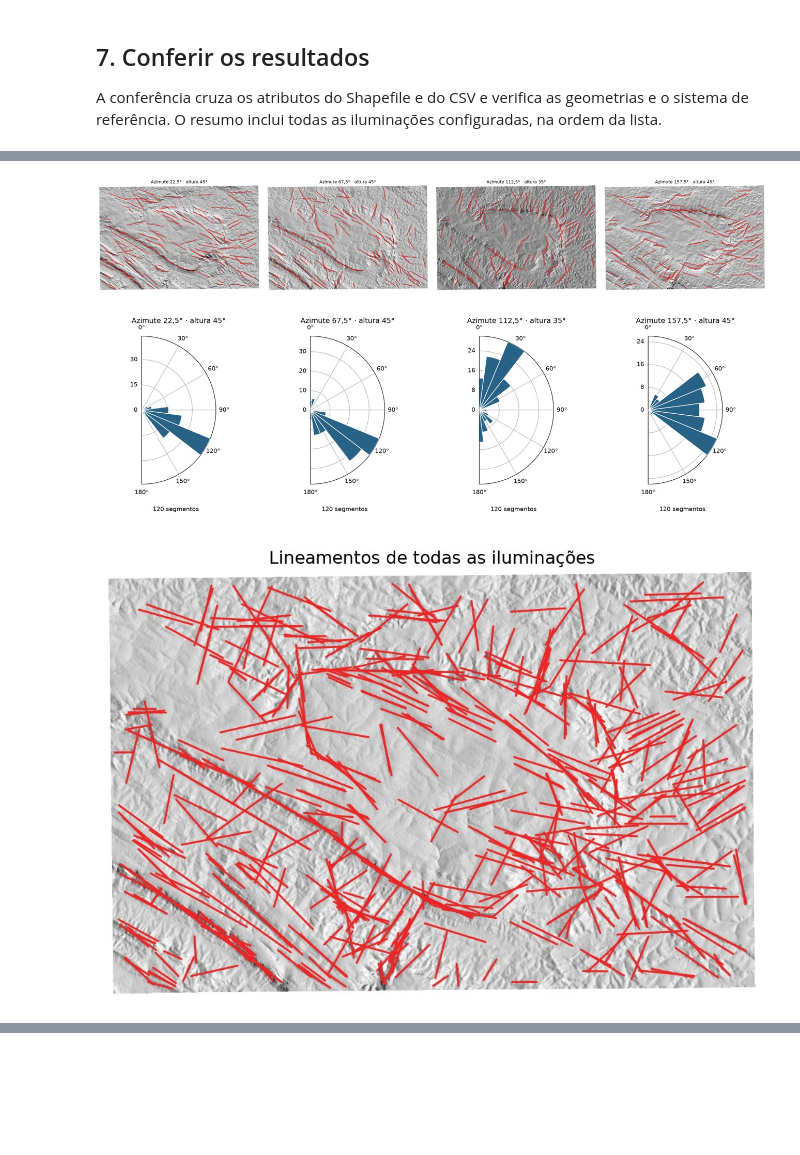
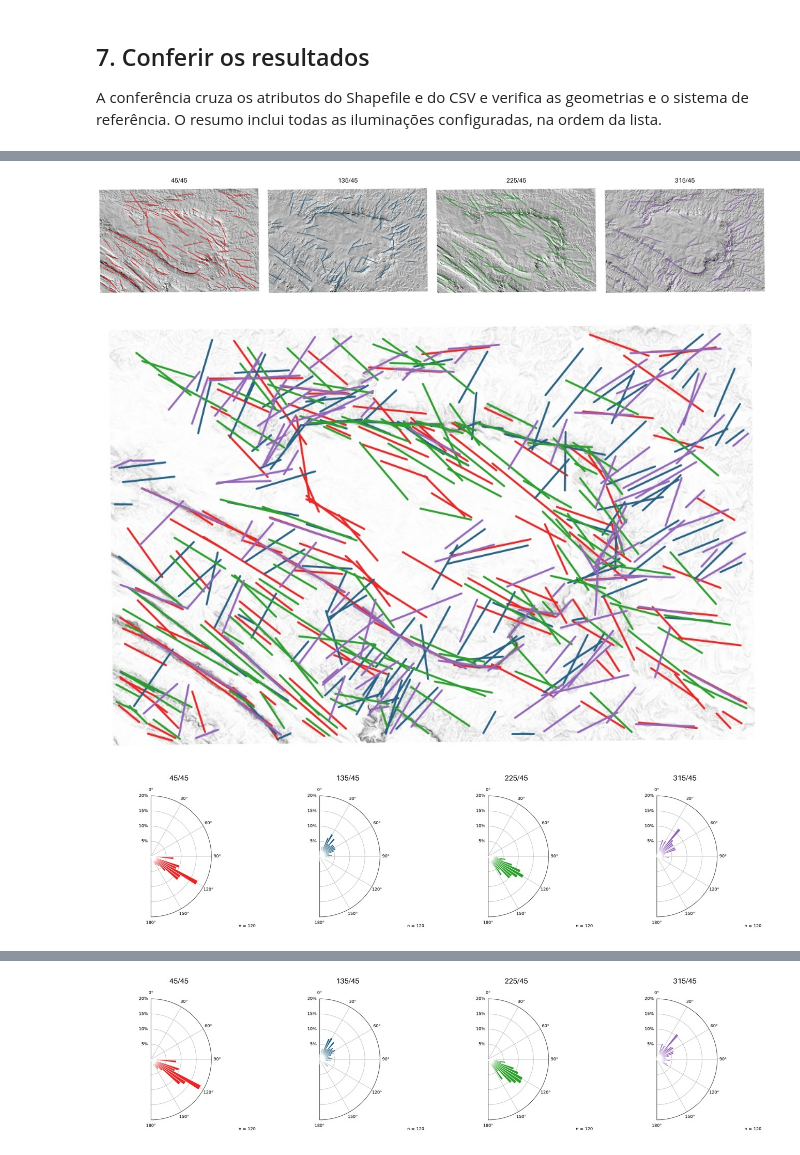
Before and after one commit to marquesbarros/linextraction, a Jupyter notebook: Extracao_de_lineamentos_SRTM.ipynb, the cells around one changed output, grey strips where cells are left out. Drawn from its saved outputs; the diff is of its cells as text; code cells hidden in the pictures; blank space fills up the shorter version.

Commit message:
feat: publicar notebooks bilíngues e gráficos com classes de 5 graus

```diff
--- a/Extracao_de_lineamentos_SRTM.ipynb
+++ b/Extracao_de_lineamentos_SRTM.ipynb
@@ -69,10 +70,10 @@ CANTO_2 = (-20.11, -46.31)
 
 # Um hillshade por par (azimute, elevação do Sol), em graus.
 ILUMINACOES = [
-    (22.5, 45),
-    (67.5, 45),
-    (112.5, 35),
-    (157.5, 45),
+    (45, 45),
+    (135, 45),
+    (225, 45),
+    (315, 45),
 ]
 
 COMPRIMENTO_MINIMO_M = 600.0
@@ -744,5 +819,5 @@ As figuras combinadas preservam os traçados de cada iluminação. Uma feição
 # %%
-def montar_painel(caminhos, destino):
+def montar_painel(caminhos, rotulos, destino):
     """Organize the images in input order with up to four columns."""
     tamanhos = []
     for caminho in caminhos:
@@ -754,59 +829,78 @@ def montar_painel(caminhos, destino):
     n_colunas = min(4, len(caminhos))
     n_linhas = math.ceil(len(caminhos) / n_colunas)
     margem = 12
+    faixa_rotulo = 48
+    altura_quadro = altura + faixa_rotulo
+    fonte = ImageFont.load_default(size=36)
     with Image.new("RGB", (
         largura * n_colunas + margem * (n_colunas - 1),
-        altura * n_linhas + margem * (n_linhas - 1),
+        altura_quadro * n_linhas + margem * (n_linhas - 1),
     ), "white") as painel:
-        for i, caminho in enumerate(caminhos):
+        desenho = ImageDraw.Draw(painel)
+        for i, (caminho, rotulo) in enumerate(zip(caminhos, rotulos, strict=True)):
             linha, coluna = divmod(i, n_colunas)
+            esquerda = coluna * (largura + margem)
+            topo = linha * (altura_quadro + margem)
+            desenho.text((esquerda + largura // 2, topo + margem // 2), rotulo,
+                         fill="black", font=fonte, anchor="mt")
             with Image.open(caminho) as imagem:
-                x = coluna * (largura + margem) + (largura - imagem.width) // 2
-                y = linha * (altura + margem) + (altura - imagem.height) // 2
+                x = esquerda + (largura - imagem.width) // 2
+                y = topo + faixa_rotulo + (altura - imagem.height) // 2
                 painel.paste(imagem.convert("RGB"), (x, y))
         painel.save(destino)
 
 
 def mostrar_figura(caminho, largura):
     """Embed a preview while keeping the exported PNG at full resolution."""
     with Image.open(caminho) as imagem, BytesIO() as previa:
         imagem.thumbnail((largura, imagem.height))
         imagem.convert("RGB").save(previa, format="JPEG", quality=92)
         display(NotebookImage(data=previa.getvalue(), format="jpeg"))
 
 
 def media_sombreados(caminhos):
     """Average illumination on the shared UTM grid and keep the nodata mask."""
     soma = None
     for caminho in caminhos:
         with rasterio.open(caminho) as raster:
             imagem = raster.read(1, masked=True).astype(np.float32)
         if soma is None:
             soma = imagem
         else:
             soma += imagem
     return soma / len(caminhos)
 
 
-for pasta, nome_painel in [
-    ("sobreposicoes", "comparacao_iluminacoes.png"),
-    ("rosetas", "comparacao_rosetas.png"),
-]:
-    caminhos = [resultado / pasta / f"{sombreado.stem}.png" for sombreado in sombreados]
-    destino = resultado / pasta / nome_painel
-    montar_painel(caminhos, destino)
-    mostrar_figura(destino, 1300)
+rotulos_paineis = [rotulos[luz] for luz in ILUMINACOES]
+pasta_mapas = resultado / "sobreposicoes"
+mapas = [pasta_mapas / f"{sombreado.stem}.png" for sombreado in sombreados]
+painel_mapas = pasta_mapas / "comparacao_iluminacoes.png"
+montar_painel(mapas, rotulos_paineis, painel_mapas)
+mostrar_figura(painel_mapas, 1300)
 
 rasters = [resultado / "hillshades" / sombreado.name for sombreado in sombreados]
-todos_os_segmentos = [segmento for _, _, segmentos, _ in deteccoes for segmento in segmentos]
-mapa = resultado / "sobreposicoes" / "mapa_combinado.png"
-save_overlay(media_sombreados(rasters), mapa, "Lineamentos de todas as iluminações", todos_os_segmentos)
+series = [(segmentos, cores[luz]) for _, luz, segmentos, _ in deteccoes]
+mapa = pasta_mapas / "mapa_combinado.png"
+save_overlay(media_sombreados(rasters), mapa, series)
 mostrar_figura(mapa, 1100)
 
-roseta = resultado / "rosetas" / "roseta_combinada.png"
-save_rose(tabela["strike"], roseta, "Roseta de todas as iluminações")
-mostrar_figura(roseta, 650)
+centros, classes_combinadas = orientation_values(tabela["strike"], tabela["comp_m"])
+for modo in ROSE_MODES:
+    pasta_rosetas = resultado / "rosetas" / modo
+    rosetas = [pasta_rosetas / f"{sombreado.stem}.png" for sombreado in sombreados]
+    painel = pasta_rosetas / "comparacao_rosetas.png"
+    montar_painel(rosetas, rotulos_paineis, painel)
+    mostrar_figura(painel, 1300)
+
+    roseta = pasta_rosetas / "roseta_combinada.png"
+    save_rose(centros, classes_combinadas[modo], len(tabela), roseta, "#555555", escalas_radiais[modo])
+    mostrar_figura(roseta, 650)
+
+    grafico = pasta_rosetas / "comparacao_cartesiana.png"
+    valores_por_luz = {luz: classes[modo] for luz, classes in classes_por_luz.items()}
+    save_cartesian(grafico, centros, valores_por_luz, cores, rotulos, modo)
+    mostrar_figura(grafico, 1050)
 # %% [output]
-[figure, old version]
+[figure, new version]
-[figure, old version]
+[figure, new version]
-[figure, old version]
+[figure, new version]
@@ -813,0 +909 @@ mostrar_figura(roseta, 650)
+[figure, added]
```
Also changed, not shown: parts of 10 cells of this notebook, 2 other files.
